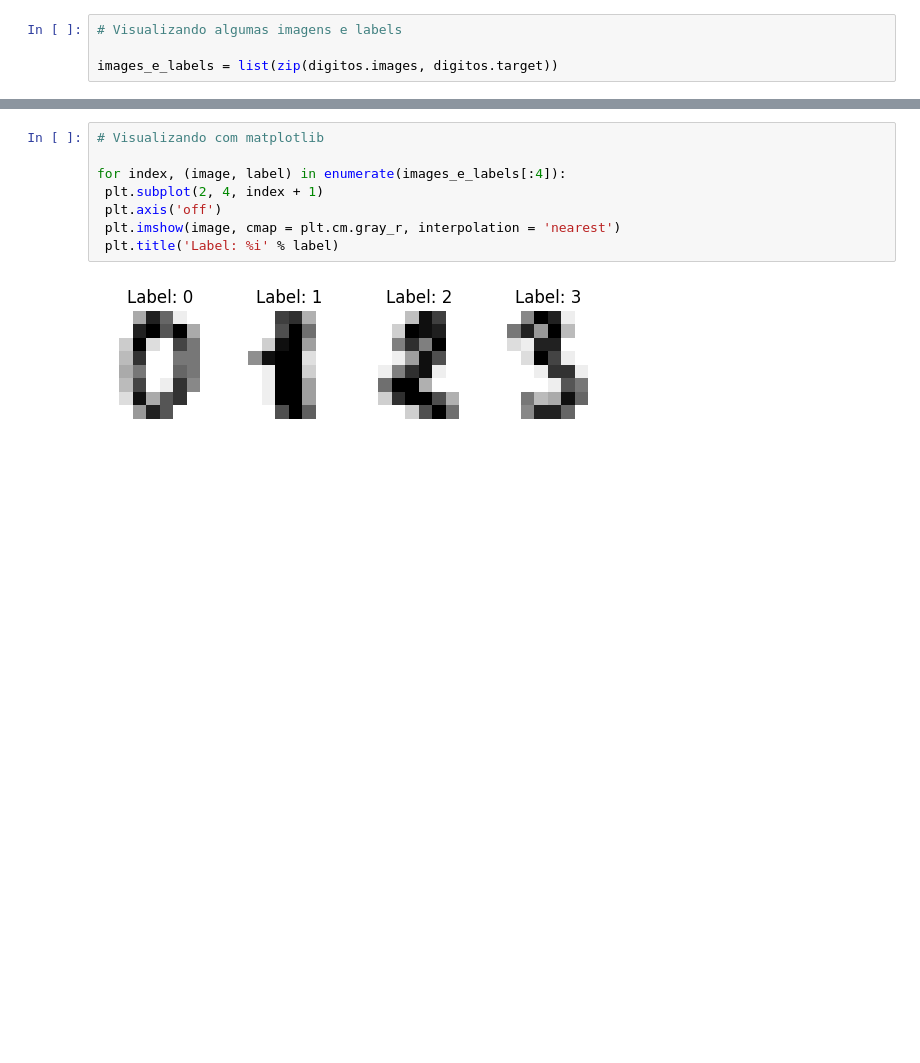
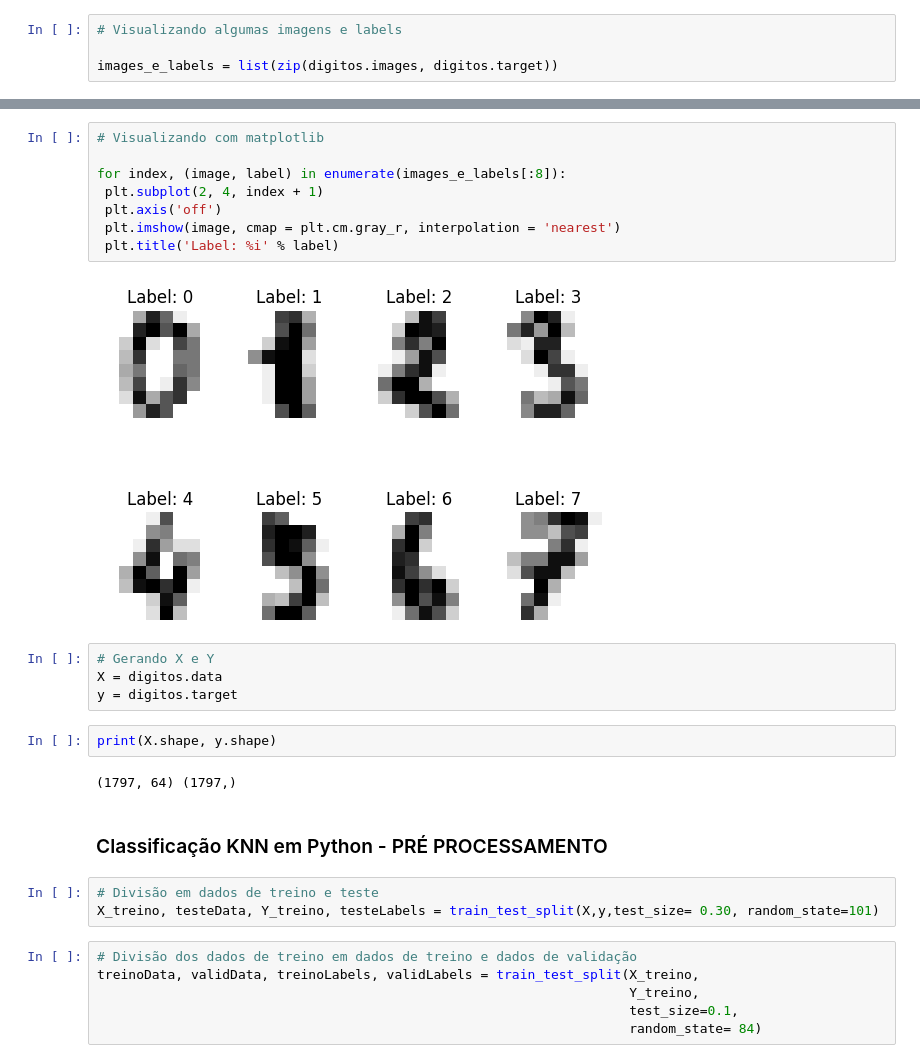
Before and after one commit to alyssonmontovanelli/formacao_dataScience_DSA, a Jupyter notebook: 04_machineLearning/Cap06_KNN_Classificador_K-Nearest-Neighbours/01_Classificacao_KNN.ipynb, the cells around one changed output, grey strips where cells are left out. Drawn from its saved outputs; the diff is of its cells as text; blank space fills up the shorter version.

Commit message:
final KNN multiclasse Python

```diff
--- a/04_machineLearning/Cap06_KNN_Classificador_K-Nearest-Neighbours/01_Classificacao_KNN.ipynb
+++ b/04_machineLearning/Cap06_KNN_Classificador_K-Nearest-Neighbours/01_Classificacao_KNN.ipynb
@@ -59,10 +67,29 @@ images_e_labels[0]
 # %%
 # Visualizando com matplotlib
 
-for index, (image, label) in enumerate(images_e_labels[:4]):
+for index, (image, label) in enumerate(images_e_labels[:8]):
  plt.subplot(2, 4, index + 1)
  plt.axis('off')
  plt.imshow(image, cmap = plt.cm.gray_r, interpolation = 'nearest')
  plt.title('Label: %i' % label)
 # %% [output]
-[figure, old version]
+[figure, new version]
+# %%
+# Gerando X e Y
+X = digitos.data
+y = digitos.target
+# %%
+print(X.shape, y.shape)
+# %% [output]
+(1797, 64) (1797,)
+# %% [markdown]
+### Classificação KNN em Python - PRÉ PROCESSAMENTO
+# %%
+# Divisão em dados de treino e teste
+X_treino, testeData, Y_treino, testeLabels = train_test_split(X,y,test_size= 0.30, random_state=101)
+# %%
+# Divisão dos dados de treino em dados de treino e dados de validação
+treinoData, validData, treinoLabels, validLabels = train_test_split(X_treino,
+                                                                    Y_treino,
+                                                                    test_size=0.1,
+                                                                    random_state= 84)
```
Also changed, not shown: parts of 24 cells of this notebook.
